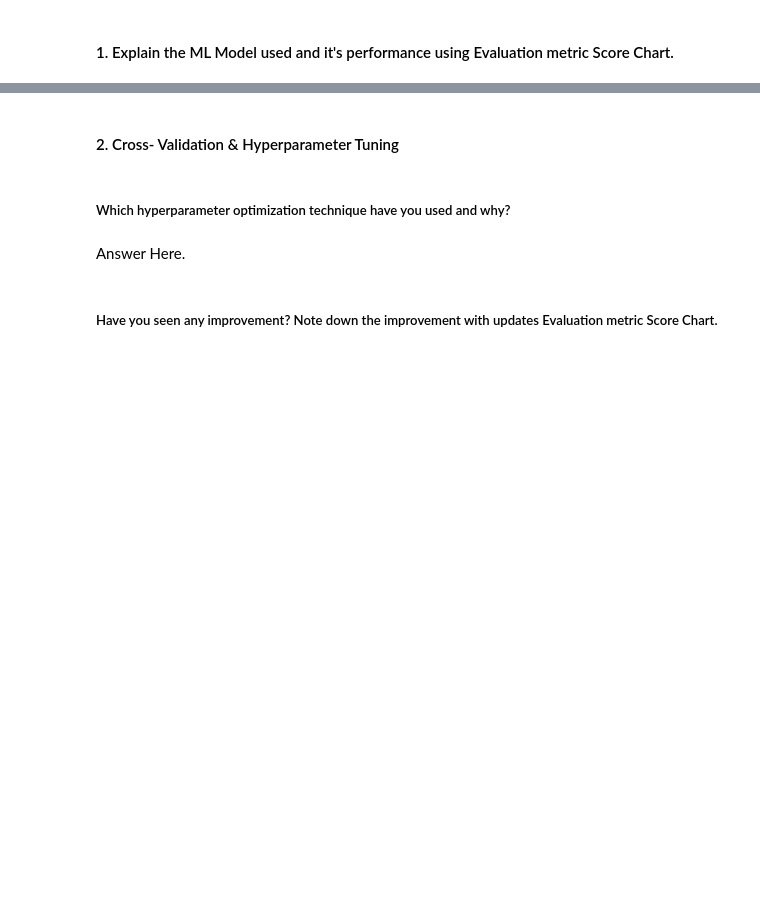
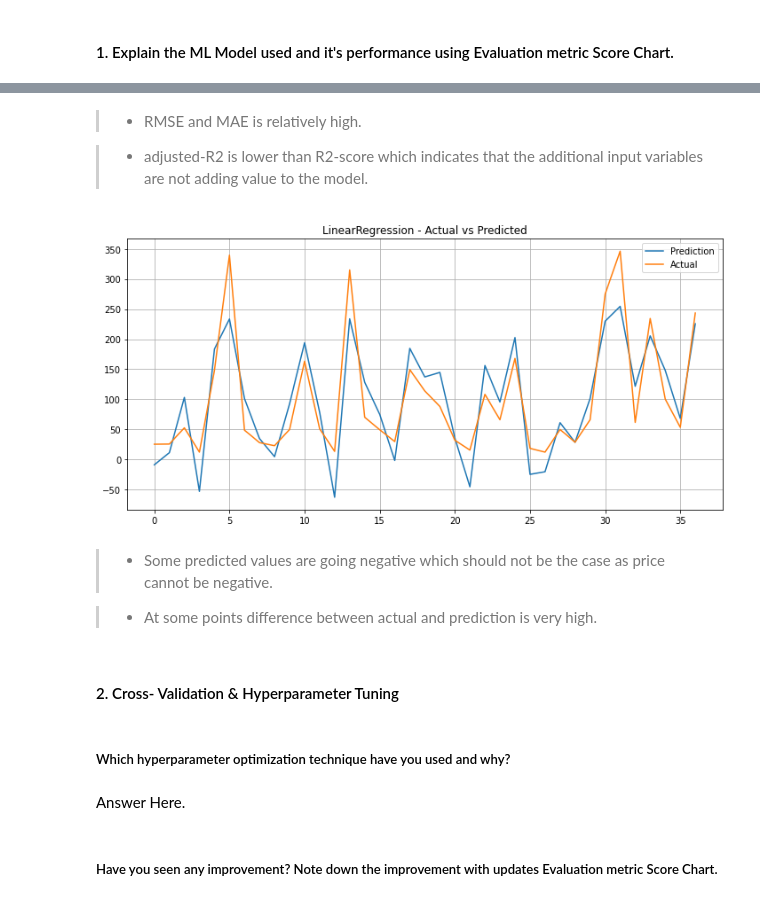
Before and after one commit to ashish-mali/Regression-Yes-Bank-Stock-Closing-Price-Prediction, a Jupyter notebook: Yes_Bank_Stock_Closing_Price_Prediction_Capstone_Project.ipynb, the cells around one changed output, grey strips where cells are left out. Drawn from its saved outputs; the diff is of its cells as text; code cells hidden in the pictures; blank space fills up the shorter version.

Commit message:
LinearRegression - Model implementation and visualization

```diff
--- a/Yes_Bank_Stock_Closing_Price_Prediction_Capstone_Project.ipynb
+++ b/Yes_Bank_Stock_Closing_Price_Prediction_Capstone_Project.ipynb
@@ -2081,6 +2225,6 @@ Answer Here.
 # %%
 # ML Model - 1 Implementation
-
-# Fit the Algorithm
-
-# Predict on the model
+lr = LinearRegression()
+# %%
+# Fit the Algorithm
+lr.fit(x_train, y_train)
@@ -2089,5 +2296,17 @@ Answer Here.
+# %% [markdown]
+>* RMSE and MAE is relatively high.
+
+>* adjusted-R2 is lower than R2-score which indicates that the additional input variables are not adding value to the model.
 # %%
 # Visualizing evaluation Metric Score chart
+plt.figure(figsize = (10,5))
+plot_actual_vs_pred(model = lr, model_name = 'LinearRegression')
+# %% [output]
+[figure, added]
+# %% [markdown]
+>* Some predicted values are going negative which should not be the case as price cannot be negative.
+
+>* At some points difference between actual and prediction is very high.
 # %% [markdown]
 #### 2. Cross- Validation & Hyperparameter Tuning
 # %%
```
Also changed, not shown: parts of 11 cells of this notebook.
